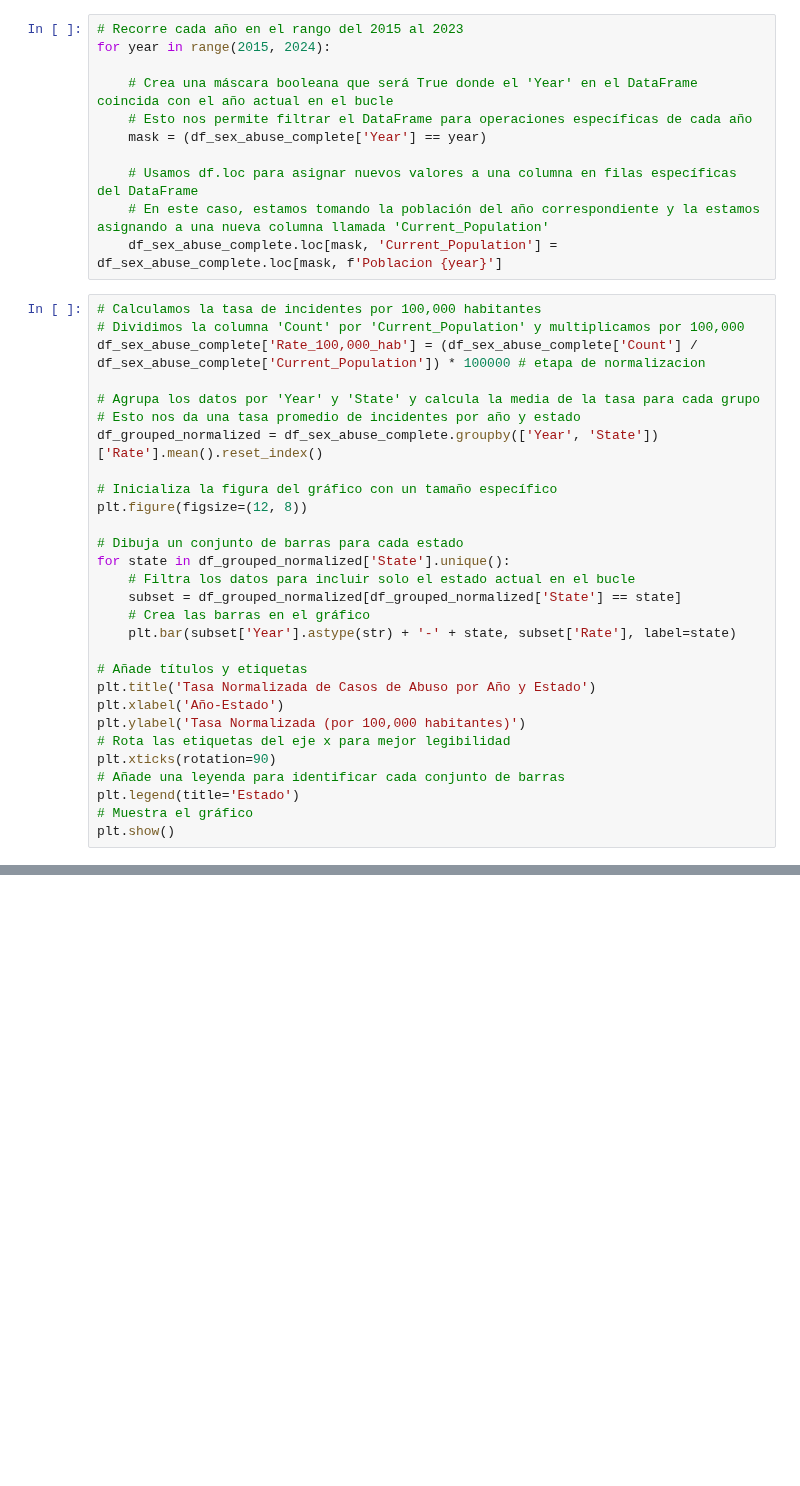
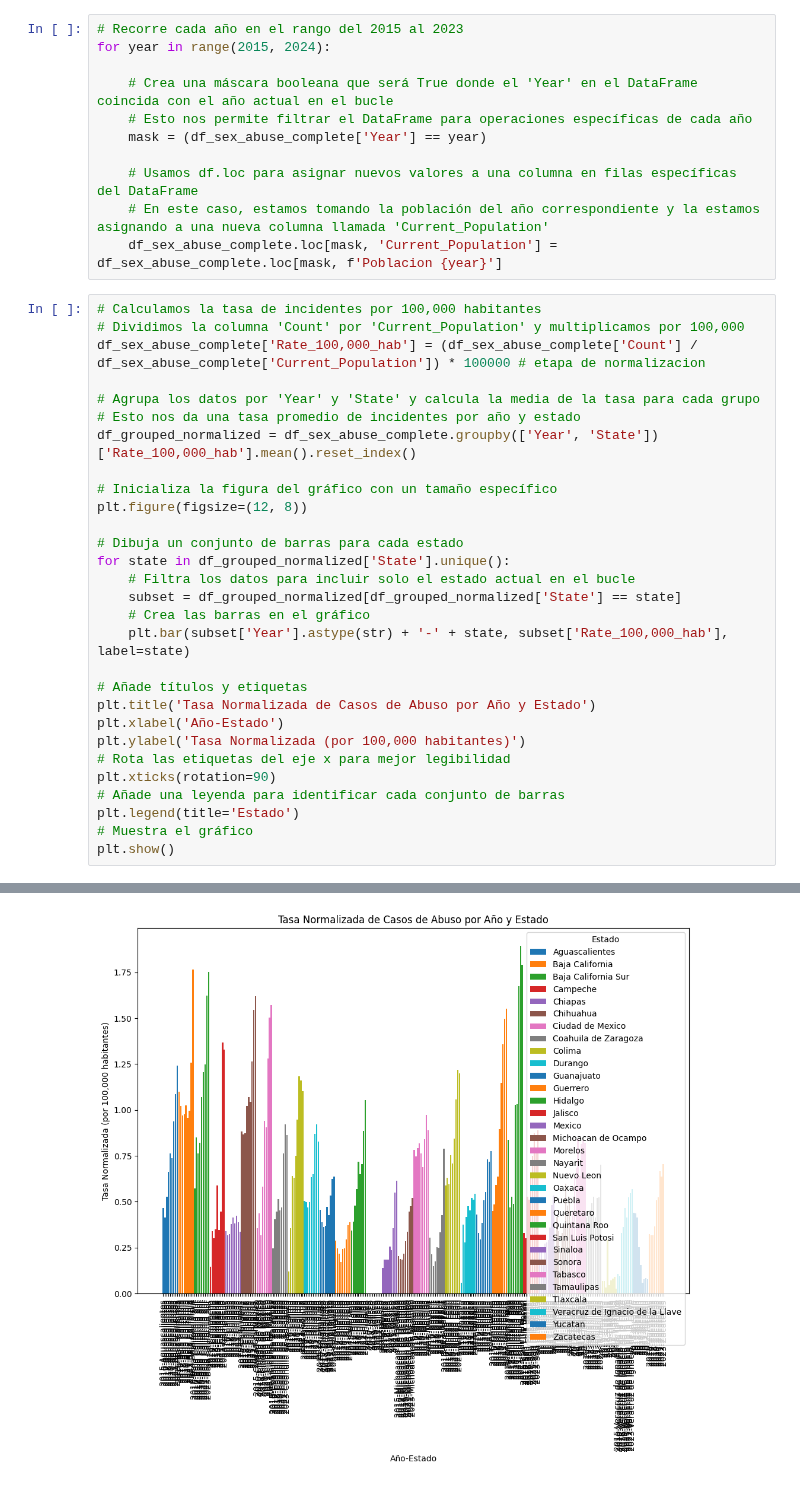
Before and after one commit to BlackEddit/EDA_Cleasings, a Jupyter notebook: Analisis_Sex_Abuse.ipynb, the cells around one changed output, grey strips where cells are left out. Drawn from its saved outputs; the diff is of its cells as text; blank space fills up the shorter version.

```diff
--- a/Analisis_Sex_Abuse.ipynb
+++ b/Analisis_Sex_Abuse.ipynb
@@ -123,7 +123,7 @@ df_sex_abuse_complete['Rate_100,000_hab'] = (df_sex_abuse_complete['Count'] / df
 
 # Agrupa los datos por 'Year' y 'State' y calcula la media de la tasa para cada grupo
 # Esto nos da una tasa promedio de incidentes por año y estado
-df_grouped_normalized = df_sex_abuse_complete.groupby(['Year', 'State'])['Rate'].mean().reset_index()
+df_grouped_normalized = df_sex_abuse_complete.groupby(['Year', 'State'])['Rate_100,000_hab'].mean().reset_index()
 
 # Inicializa la figura del gráfico con un tamaño específico
 plt.figure(figsize=(12, 8))
@@ -133,7 +133,7 @@ for state in df_grouped_normalized['State'].unique():
     # Filtra los datos para incluir solo el estado actual en el bucle
     subset = df_grouped_normalized[df_grouped_normalized['State'] == state]
     # Crea las barras en el gráfico
-    plt.bar(subset['Year'].astype(str) + '-' + state, subset['Rate'], label=state)
+    plt.bar(subset['Year'].astype(str) + '-' + state, subset['Rate_100,000_hab'], label=state)
 
 # Añade títulos y etiquetas
 plt.title('Tasa Normalizada de Casos de Abuso por Año y Estado')
@@ -152,0 +149 @@ plt.show()
+[figure, added]
```
Also changed, not shown: parts of 1 cell of this notebook.
